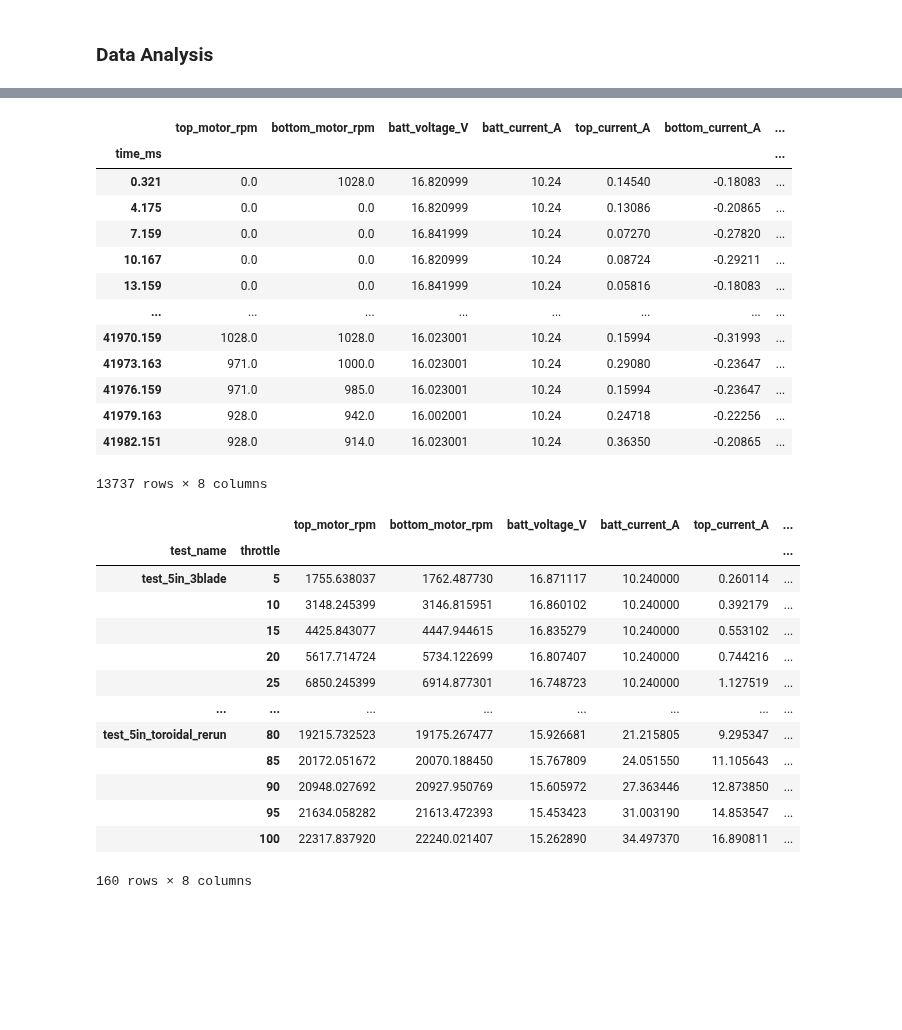
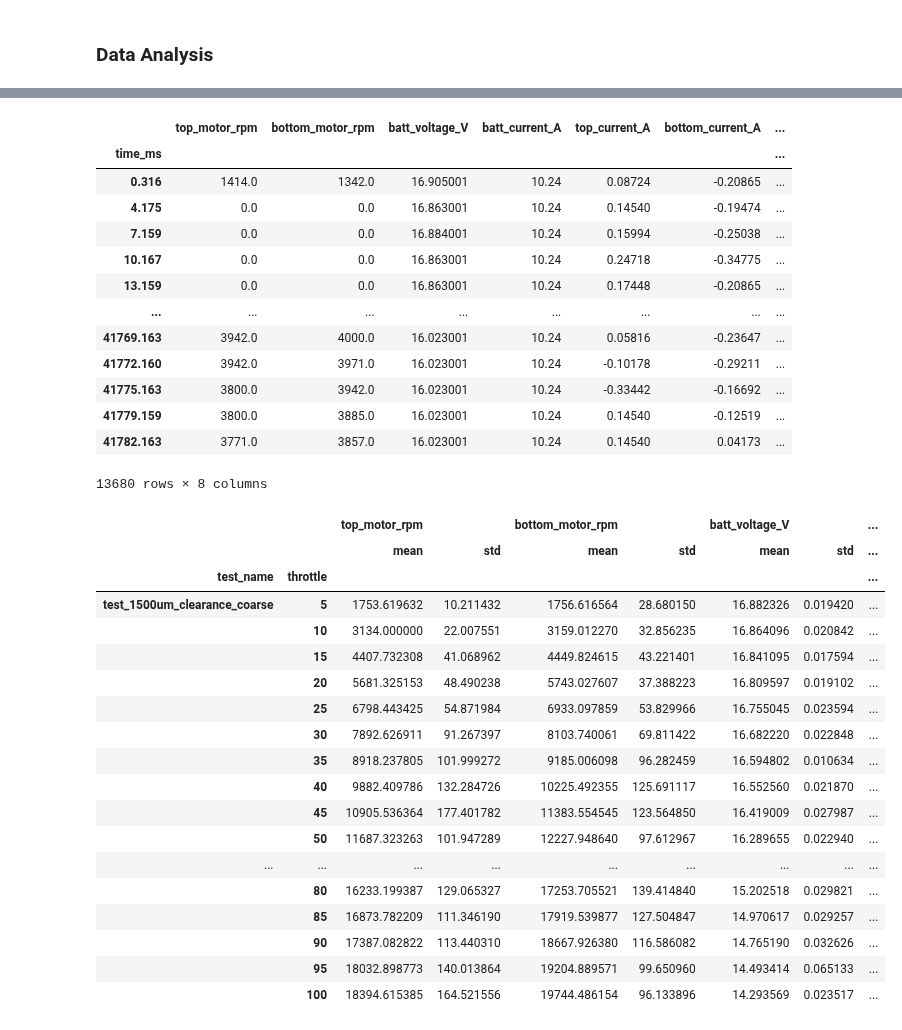
Before and after one commit to gtaharaedmonds/coaxial-drone, a Jupyter notebook: thrust_jig/test_runner/coarse_tip_clearance_experiment_notebook.ipynb, the cells around one changed output, grey strips where cells are left out. Saved outputs shown, nothing was run; the diff lists cells and outputs as text; code cells hidden in the pictures; blank space fills up the shorter version.

```diff
--- a/thrust_jig/test_runner/coarse_tip_clearance_experiment_notebook.ipynb
+++ b/thrust_jig/test_runner/coarse_tip_clearance_experiment_notebook.ipynb
@@ -47,7 +47,7 @@ test_directory = Path("../test_data/coarse_tip_clearance/")
 data_dict = {}
 # %%
 data_dict["test_1500um_clearance_coarse"] = test_run(
-    filename=test_directory / "1500um_clearance_coarse.csv", plan=plan
+    filename=test_directory / "test_5in_6blade_1500um.csv", plan=plan
 )
 # %% [output]
 Loading saved data
@@ -91,22 +75,22 @@ df_all
 # %%
 # Select single test to analyze closer
-test_data = df_all.loc["test_5in_3blade_rerun"]
+test_data = df_all.loc["test_1500um_clearance_coarse"]
 test_data
 # %% [output]
 |  | top_motor_rpm | bottom_motor_rpm | batt_voltage_V | batt_current_A | top_current_A | bottom_current_A | ... |
 | time_ms |  |  |  |  |  |  | ... |
-| 0.321 | 0.0 | 1028.0 | 16.820999 | 10.24 | 0.14540 | -0.18083 | ... |
-| 4.175 | 0.0 | 0.0 | 16.820999 | 10.24 | 0.13086 | -0.20865 | ... |
-| 7.159 | 0.0 | 0.0 | 16.841999 | 10.24 | 0.07270 | -0.27820 | ... |
-| 10.167 | 0.0 | 0.0 | 16.820999 | 10.24 | 0.08724 | -0.29211 | ... |
-| 13.159 | 0.0 | 0.0 | 16.841999 | 10.24 | 0.05816 | -0.18083 | ... |
+| 0.316 | 1414.0 | 1342.0 | 16.905001 | 10.24 | 0.08724 | -0.20865 | ... |
+| 4.175 | 0.0 | 0.0 | 16.863001 | 10.24 | 0.14540 | -0.19474 | ... |
+| 7.159 | 0.0 | 0.0 | 16.884001 | 10.24 | 0.15994 | -0.25038 | ... |
+| 10.167 | 0.0 | 0.0 | 16.863001 | 10.24 | 0.24718 | -0.34775 | ... |
+| 13.159 | 0.0 | 0.0 | 16.863001 | 10.24 | 0.17448 | -0.20865 | ... |
 | ... | ... | ... | ... | ... | ... | ... | ... |
-| 41970.159 | 1028.0 | 1028.0 | 16.023001 | 10.24 | 0.15994 | -0.31993 | ... |
-| 41973.163 | 971.0 | 1000.0 | 16.023001 | 10.24 | 0.29080 | -0.23647 | ... |
-| 41976.159 | 971.0 | 985.0 | 16.023001 | 10.24 | 0.15994 | -0.23647 | ... |
-| 41979.163 | 928.0 | 942.0 | 16.002001 | 10.24 | 0.24718 | -0.22256 | ... |
-| 41982.151 | 928.0 | 914.0 | 16.023001 | 10.24 | 0.36350 | -0.20865 | ... |
+| 41769.163 | 3942.0 | 4000.0 | 16.023001 | 10.24 | 0.05816 | -0.23647 | ... |
+| 41772.160 | 3942.0 | 3971.0 | 16.023001 | 10.24 | -0.10178 | -0.29211 | ... |
+| 41775.163 | 3800.0 | 3942.0 | 16.023001 | 10.24 | -0.33442 | -0.16692 | ... |
+| 41779.159 | 3800.0 | 3885.0 | 16.023001 | 10.24 | 0.14540 | -0.12519 | ... |
+| 41782.163 | 3771.0 | 3857.0 | 16.023001 | 10.24 | 0.14540 | 0.04173 | ... |
-13737 rows × 8 columns
+13680 rows × 8 columns
 # %%
 # Extract raw data from a loaded test csv
 top_current_raw = test_data["top_current_A"]
@@ -130,48 +114,53 @@ stable_step_duration_ms = step_duration_ms / 2
 transient_offset_ms = (
     500  # Ignore first 500 ms of each throttle step to allow transients to settle
 )
 step_start_times = np.arange(len(step_range)) * step_duration_ms
 
 
 # Aggregate data for each throttle step
 df_steps = (
     pd.concat(
         [
             df_all.loc[
                 (
                     slice(None),
                     slice(
                         t_start + transient_offset_ms,
                         t_start + transient_offset_ms + stable_step_duration_ms,
                     ),
                 ),
                 :,
             ]
             for t_start in step_start_times
         ],
         keys=step_range,
         names=["throttle"],
     )
     .groupby(["test_name", "throttle"])
-    .mean()
+    .agg(["mean", "std"])
 )
 
 df_steps
 # %% [output]
-|  |  | top_motor_rpm | bottom_motor_rpm | batt_voltage_V | batt_current_A | top_current_A | ... |
-| test_name | throttle |  |  |  |  |  | ... |
-| test_5in_3blade | 5 | 1755.638037 | 1762.487730 | 16.871117 | 10.240000 | 0.260114 | ... |
-|  | 10 | 3148.245399 | 3146.815951 | 16.860102 | 10.240000 | 0.392179 | ... |
-|  | 15 | 4425.843077 | 4447.944615 | 16.835279 | 10.240000 | 0.553102 | ... |
-|  | 20 | 5617.714724 | 5734.122699 | 16.807407 | 10.240000 | 0.744216 | ... |
-|  | 25 | 6850.245399 | 6914.877301 | 16.748723 | 10.240000 | 1.127519 | ... |
-| ... | ... | ... | ... | ... | ... | ... | ... |
-| test_5in_toroidal_rerun | 80 | 19215.732523 | 19175.267477 | 15.926681 | 21.215805 | 9.295347 | ... |
-|  | 85 | 20172.051672 | 20070.188450 | 15.767809 | 24.051550 | 11.105643 | ... |
-|  | 90 | 20948.027692 | 20927.950769 | 15.605972 | 27.363446 | 12.873850 | ... |
-|  | 95 | 21634.058282 | 21613.472393 | 15.453423 | 31.003190 | 14.853547 | ... |
-|  | 100 | 22317.837920 | 22240.021407 | 15.262890 | 34.497370 | 16.890811 | ... |
+|  |  | top_motor_rpm |  | bottom_motor_rpm |  | batt_voltage_V |  | ... |
+|  |  | mean | std | mean | std | mean | std | ... |
+| test_name | throttle |  |  |  |  |  |  | ... |
+| test_1500um_clearance_coarse | 5 | 1753.619632 | 10.211432 | 1756.616564 | 28.680150 | 16.882326 | 0.019420 | ... |
+|  | 10 | 3134.000000 | 22.007551 | 3159.012270 | 32.856235 | 16.864096 | 0.020842 | ... |
+|  | 15 | 4407.732308 | 41.068962 | 4449.824615 | 43.221401 | 16.841095 | 0.017594 | ... |
+|  | 20 | 5681.325153 | 48.490238 | 5743.027607 | 37.388223 | 16.809597 | 0.019102 | ... |
+|  | 25 | 6798.443425 | 54.871984 | 6933.097859 | 53.829966 | 16.755045 | 0.023594 | ... |
+|  | 30 | 7892.626911 | 91.267397 | 8103.740061 | 69.811422 | 16.682220 | 0.022848 | ... |
+|  | 35 | 8918.237805 | 101.999272 | 9185.006098 | 96.282459 | 16.594802 | 0.010634 | ... |
+|  | 40 | 9882.409786 | 132.284726 | 10225.492355 | 125.691117 | 16.552560 | 0.021870 | ... |
+|  | 45 | 10905.536364 | 177.401782 | 11383.554545 | 123.564850 | 16.419009 | 0.027987 | ... |
+|  | 50 | 11687.323263 | 101.947289 | 12227.948640 | 97.612967 | 16.289655 | 0.022940 | ... |
+| ... | ... | ... | ... | ... | ... | ... | ... | ... |
+|  | 80 | 16233.199387 | 129.065327 | 17253.705521 | 139.414840 | 15.202518 | 0.029821 | ... |
+|  | 85 | 16873.782209 | 111.346190 | 17919.539877 | 127.504847 | 14.970617 | 0.029257 | ... |
+|  | 90 | 17387.082822 | 113.440310 | 18667.926380 | 116.586082 | 14.765190 | 0.032626 | ... |
+|  | 95 | 18032.898773 | 140.013864 | 19204.889571 | 99.650960 | 14.493414 | 0.065133 | ... |
+|  | 100 | 18394.615385 | 164.521556 | 19744.486154 | 96.133896 | 14.293569 | 0.023517 | ... |
-160 rows × 8 columns
 # %%
 # Debug plots
 fig = plt.figure(figsize=(12, 6*len(data_dict)))
```
Also changed, not shown: parts of 12 cells of this notebook, 2 other files.
